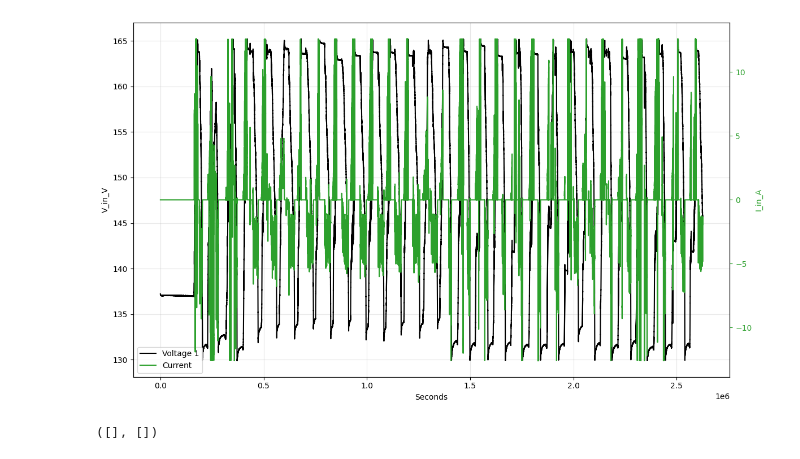
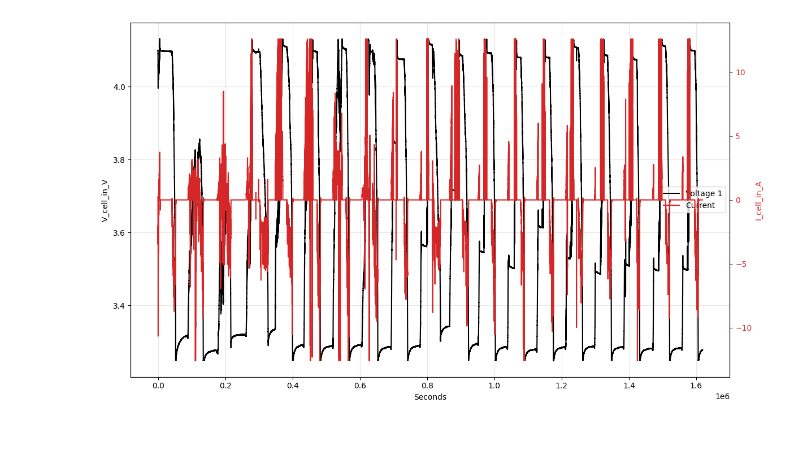
Before and after one commit to tamoghnabh/Shadow-Project, a Jupyter notebook: eoc_eod_filter.ipynb, the cells around one changed output. Cells and saved outputs as stored; diff of their text form; code cells hidden in the pictures.

Commit message:
Created soc calculation and moved analytical functions to new py file and made a full data handler function

```diff
--- a/eoc_eod_filter.ipynb
+++ b/eoc_eod_filter.ipynb
@@ -25,10 +30,10 @@ op_datapath_6 = '/home/tamoghna/Matlab/Mehran_stuff/Metadata_and_Code/00_Data/01
 op_datapath_7 = '/home/tamoghna/Matlab/Mehran_stuff/Metadata_and_Code/00_Data/01_Operational_Data/Data_ID_07/07'
 
 y=2020
-m=7
+m=9
 sample_data = pd.read_csv(f'{op_datapath_6}/{y}_0{m}_System_ID_06.csv')
+# Apply time processing to get seconds and time in datetime format
+sample_data = process_time(sample_data)
-# %%
-sample_data['Time'] = pd.to_datetime(sample_data['Time'])
-timegap = (sample_data['Time'] - sample_data['Time'].iloc[0])
-seconds = timegap.apply(lambda x: pd.Timedelta(x).total_seconds())
-sample_data['Seconds'] = seconds
+# %%
+# Scale to cell level
+sample_data = cell_level_scaling(sample_data, systems_md, cell_id=6)
@@ -35,6 +42,6 @@ sample_data['Seconds'] = seconds
 # %%
-column_map = {1: 'V_in_V', 2: 'I_in_A'}
+column_map = {1: 'V_cell_in_V', 2: 'I_cell_in_A'}
 plot_multi_axis(sample_data, column_map, ('Voltage 1', 'Current'), x='Seconds')
 plt.show()
 # %% [output]
-[figure, old version]
+[figure, new version]
@@ -51,4 +47,0 @@ charge_relaxations, discharge_relaxations = detect_relaxation_after_throughput(
-# %%
-discharge_relaxations, charge_relaxations
-# %% [output]
-([], [])
```
Also changed, not shown: parts of 14 cells of this notebook, 2 other files.
